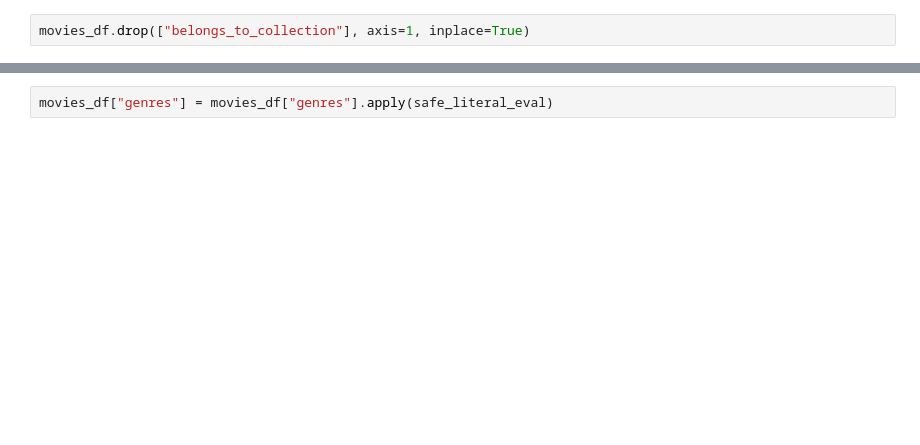
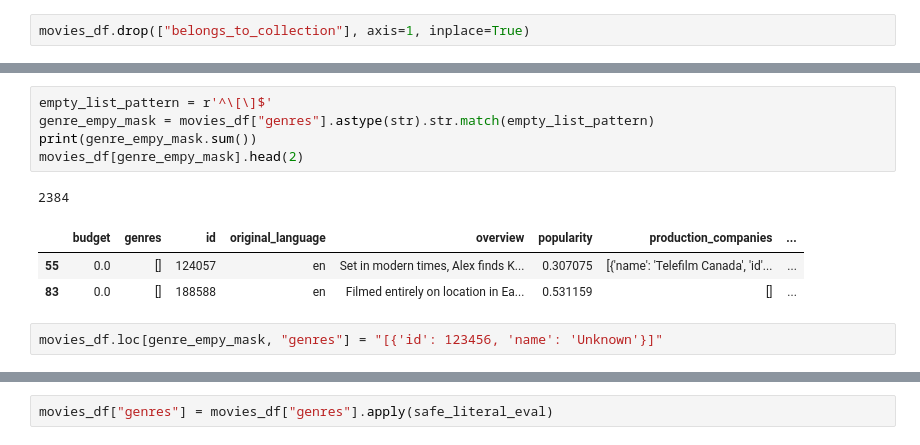
Before and after one commit to someonefrom93/PI_JUL, a Jupyter notebook: etl.ipynb, the cells around one changed output, grey strips where cells are left out. Saved outputs shown, nothing was run; the diff lists cells and outputs as text; blank space fills up the shorter version.

```diff
--- a/etl.ipynb
+++ b/etl.ipynb
@@ -492,0 +523,12 @@ pd.merge(collections_df, movies_df, left_index=True, right_index=True, how="inne
+# %%
+empty_list_pattern = r'^\[\]$'
+genre_empy_mask = movies_df["genres"].astype(str).str.match(empty_list_pattern)
+print(genre_empy_mask.sum())
+movies_df[genre_empy_mask].head(2)
+# %% [output]
+2384
+|  | budget | genres | id | original_language | overview | popularity | production_companies | ... |
+| 55 | 0.0 | [] | 124057 | en | Set in modern times, Alex finds K... | 0.307075 | [{'name': 'Telefilm Canada', 'id'... | ... |
+| 83 | 0.0 | [] | 188588 | en | Filmed entirely on location in Ea... | 0.531159 | [] | ... |
+# %%
+movies_df.loc[genre_empy_mask, "genres"] = "[{'id': 123456, 'name': 'Unknown'}]"
```
Also changed, not shown: parts of 27 cells of this notebook.
